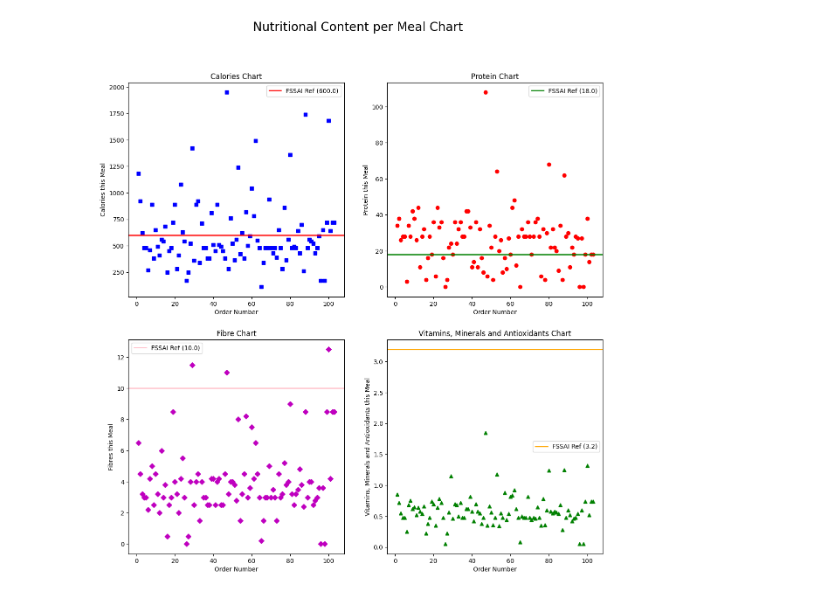
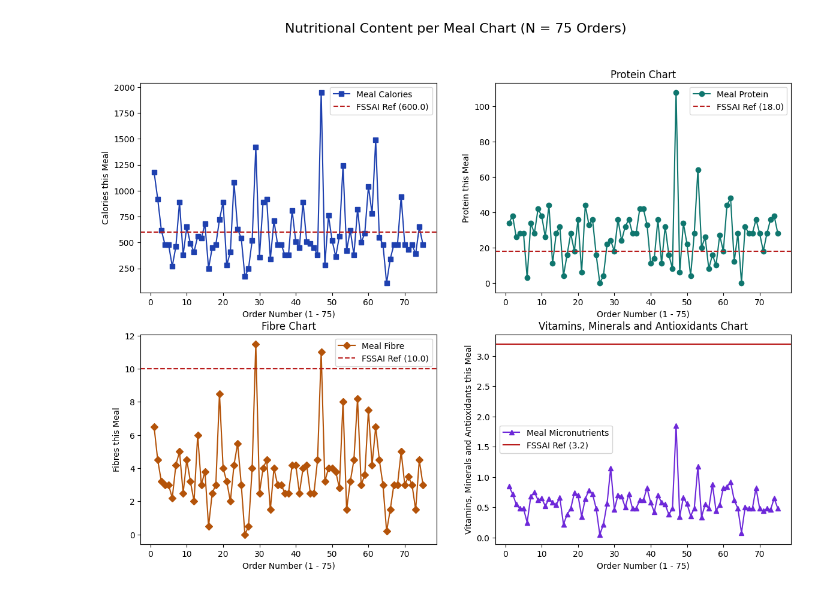
Before and after one commit to Adityapandey3112/health_index_ai, a Jupyter notebook: Untitled6.ipynb, the cells around one changed output. Cells and saved outputs as stored; diff of their text form; code cells hidden in the pictures.

```diff
--- a/Untitled6.ipynb
+++ b/Untitled6.ipynb
@@ -4,92 +4,81 @@
 import numpy as np
 import matplotlib.pyplot as plt
 import pandas as pd
+
+# Load raw diner meal dataset
 dataset = pd.read_csv('food1.csv')
-#Data Preprocessing
+
+#Data
+# Remove records where no meal was consumed (retaining N = 75 valid meal orders)
 dataset = dataset[dataset["Dish Eaten"] != "Nothing"]
+# Standardize string 'n/a' markers into NaN values
 dataset = dataset.replace(to_replace = 'n/a', value = np.nan)
+# Forward-fill missing entries using the preceding valid meal observation
 dataset = dataset.ffill()
+dataset = dataset.head(75)
 
 #FSSAI Daily Reference Values Per Diner Meal
 fssai_daily_ref = {
     'Total Calories (kcal)': 600.0,  # FSSAI 2,000 kcal/day reference
     'Protein Content(in g)': 18.0,  # 54 g/day adult reference
     'Fibre Content(in g)': 10.0,  # 30 g/day dietary fibre reference
     'Key Vitamins, Minerals & Antioxidants(Total Quantity in grams)': 3.2, # 10g/day reference
 }
+
 #Data Visualisation
 a = dataset['Total Calories (kcal)'].values
 b = dataset['Protein Content(in g)'].values
 c = dataset['Fibre Content(in g)'].values
 d = dataset['Key Vitamins, Minerals & Antioxidants(Total Quantity in grams)'].values
 x = np.arange(1, len(a)+1, 1)
-fig = plt.figure(figsize =(14, 14))
-plt.suptitle('Nutritional Content per Meal Chart', fontsize=20)
+fig = plt.figure(figsize =(14, 10))
+plt.suptitle('Nutritional Content per Meal Chart (N = 75 Orders)', fontsize=16)
 sub1 = plt.subplot(2, 2, 1)
 sub2 = plt.subplot(2, 2, 2)
 sub3 = plt.subplot(2, 2, 3)
 sub4 = plt.subplot(2, 2, 4)
-sub1.plot(x, a, 'sb')
-sub1.set_title('Calories Chart')
-sub1.set_xlabel('Order Number')
+sub1.plot(x, a,  marker='s', color='#1E40AF', label='Meal Calories')
 sub1.set_ylabel('Calories this Meal')
-sub2.plot(x, b, 'or')
+sub2.plot(x, b,  marker='o', color='#0F766E', label='Meal Protein')
 sub2.set_title('Protein Chart')
-sub2.set_xlabel('Order Number')
 sub2.set_ylabel('Protein this Meal')
-sub3.plot(x, c,  'Dm')
+sub3.plot(x, c,   marker='D', color='#B45309', label='Meal Fibre')
 sub3.set_title('Fibre Chart')
-sub3.set_xlabel('Order Number')
 sub3.set_ylabel('Fibres this Meal')
-sub4.plot(x, d, 'g^')
+sub4.plot(x, d,  marker='^', color='#6D28D9', label='Meal Micronutrients')
 sub4.set_title('Vitamins, Minerals and Antioxidants Chart')
-sub4.set_xlabel('Order Number')
 sub4.set_ylabel('Vitamins, Minerals and Antioxidants this Meal')
-sub1.axhline(
-    fssai_daily_ref['Total Calories (kcal)'],
-    color='red',
-    linestyle='-',
-    linewidth=1.8,
-    label='FSSAI Ref (600.0)',
-)
-sub2.axhline(
-    fssai_daily_ref['Protein Content(in g)'],
-    color='green',
-    linestyle='-',
-    linewidth=1.8,
-    label='FSSAI Ref (18.0)',
-)
-sub3.axhline(
-    fssai_daily_ref['Fibre Content(in g)'],
-    color='pink',
-    linestyle='-',
-    linewidth=1.8,
-    label='FSSAI Ref (10.0)',
-)
-sub4.axhline(
-    fssai_daily_ref[
-        'Key Vitamins, Minerals & Antioxidants(Total Quantity in grams)'
-    ],
-    color='orange',
-    linestyle='-',
-    linewidth=1.8,
-    label='FSSAI Ref (3.2)',
-)
+sub1.axhline(fssai_daily_ref['Total Calories (kcal)'], color='#B91C1C', linestyle='--', label='FSSAI Ref (600.0)')
+sub2.axhline(fssai_daily_ref['Protein Content(in g)'], color='#B91C1C', linestyle='--', label='FSSAI Ref (18.0)')
+sub3.axhline(fssai_daily_ref['Fibre Content(in g)'], color='#B91C1C', linestyle='--', label='FSSAI Ref (10.0)')
+sub4.axhline(fssai_daily_ref['Key Vitamins, Minerals & Antioxidants(Total Quantity in grams)'], color='#B91C1C', linestyle='-', label='FSSAI Ref (3.2)')
+for ax in [sub1, sub2, sub3, sub4]:
+  ax.set_xlabel('Order Number (1 - 75)')
+ax.legend()
 sub1.legend()
 sub2.legend()
 sub3.legend()
 sub4.legend()
 plt.show()
 print('\n\n\n\n')
 
-print('The average amount of calories in each meal is:', np.mean(a), 'kcal')
-print('The average amount of protein in each meal is:', np.mean(b), 'g')
-print('The average amount of fibre in each meal is:', np.mean(c), 'g')
-print('The average amount of vitamins, minerals and antioxidants in each meal is:', np.mean(d), 'g')
-print('\n\n')
-print('The daily fssai amount for calories in each meal is:', fssai_daily_ref['Total Calories (kcal)'], 'kcal')
-print('The daily fssai amount for protein in each meal is:', fssai_daily_ref['Protein Content(in g)'], 'g')
-print('The daily fssai amount for fibre in each meal is:', fssai_daily_ref['Fibre Content(in g)'], 'g')
-print('The daily fssai amount for vitamins, minerals and antioxidants in each meal is:', fssai_daily_ref['Key Vitamins, Minerals & Antioxidants(Total Quantity in grams)'], 'g')
+# Core mean comparison across 75 meal orders
+print('The average amount of calories in each meal is:', round(np.mean(a), 2), 'kcal')
+print('The average amount of protein in each meal is:', round(np.mean(b), 2), 'g')
+print('The average amount of fibre in each meal is:', round(np.mean(c), 2), 'g')
+print('The average amount of vitamins, minerals and antioxidants in each meal is:', round(np.mean(d), 2), 'g')
+# Extended analysis: FSSAI target compliance rate (%)
+summary_stats = pd.DataFrame({
+    'Metric': ['Calories (kcal)', 'Protein (g)', 'Fibre (g)', 'Vitamins & Minerals (g)'],
+    'Mean': [np.mean(a), np.mean(b), np.mean(c), np.mean(d)],
+    'Std_Dev': [np.std(a), np.std(b), np.std(c), np.std(d)],
+    'FSSAI_Ref': [600.0, 18.0, 10.0, 3.2],
+    'Meals_Meeting_Target_%': [
+        np.mean(a >= 600.0) * 100,
+        np.mean(b >= 18.0) * 100,
+        np.mean(c >= 10.0) * 100,
+        np.mean(d >= 3.2) * 100  ]
+    })
+print(summary_stats.round(2))
 # %% [output]
-[figure, old version]
+[figure, new version]
```
Also changed, not shown: parts of 1 cell of this notebook.
